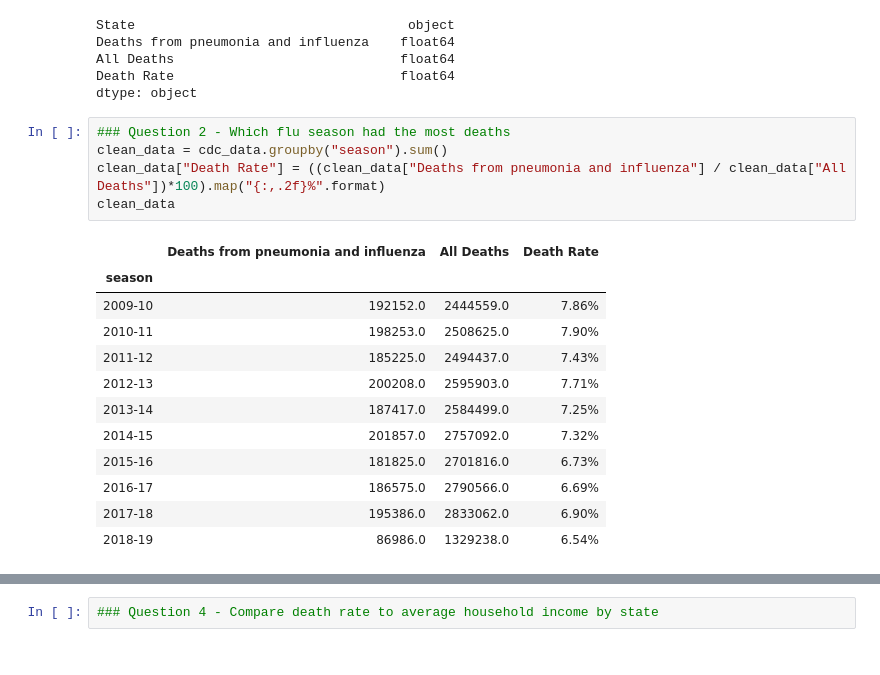
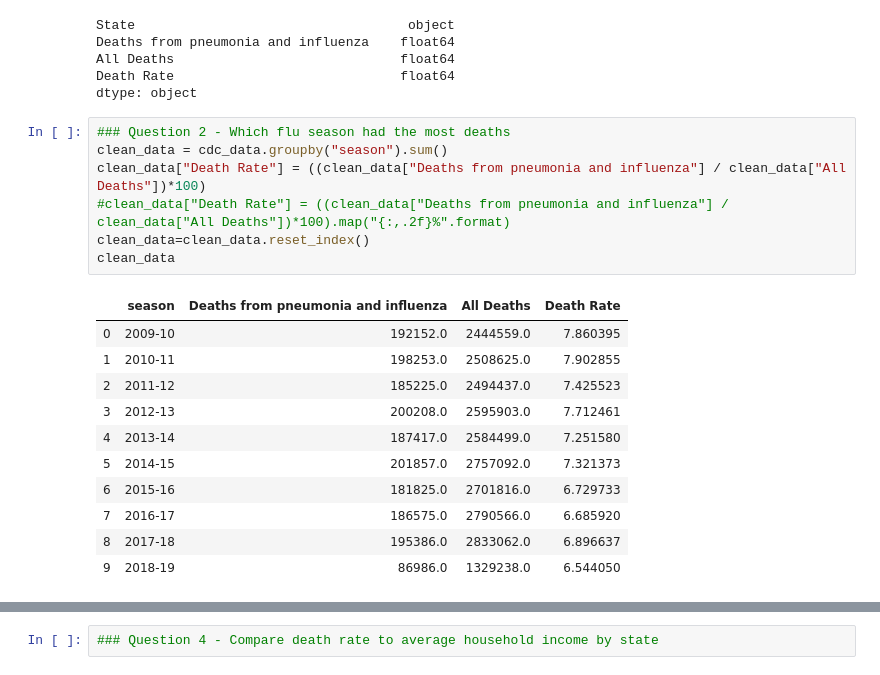
Before and after one commit to jdb3/Grim-Reaper, a Jupyter notebook: Grim Reaper.ipynb, the cells around one changed output, grey strips where cells are left out. Cells and saved outputs as stored; diff of their text form.

```diff
--- a/Grim Reaper.ipynb
+++ b/Grim Reaper.ipynb
@@ -107,18 +110,19 @@ dtype: object
 # %%
 ### Question 2 - Which flu season had the most deaths
 clean_data = cdc_data.groupby("season").sum()
-clean_data["Death Rate"] = ((clean_data["Deaths from pneumonia and influenza"] / clean_data["All Deaths"])*100).map("{:,.2f}%".format)
+clean_data["Death Rate"] = ((clean_data["Deaths from pneumonia and influenza"] / clean_data["All Deaths"])*100)
+#clean_data["Death Rate"] = ((clean_data["Deaths from pneumonia and influenza"] / clean_data["All Deaths"])*100).map("{:,.2f}%".format)
+clean_data=clean_data.reset_index()
 clean_data
 # %% [output]
-|  | Deaths from pneumonia and influenza | All Deaths | Death Rate |
-| season |  |  |  |
-| 2009-10 | 192152.0 | 2444559.0 | 7.86% |
-| 2010-11 | 198253.0 | 2508625.0 | 7.90% |
-| 2011-12 | 185225.0 | 2494437.0 | 7.43% |
-| 2012-13 | 200208.0 | 2595903.0 | 7.71% |
-| 2013-14 | 187417.0 | 2584499.0 | 7.25% |
-| 2014-15 | 201857.0 | 2757092.0 | 7.32% |
-| 2015-16 | 181825.0 | 2701816.0 | 6.73% |
-| 2016-17 | 186575.0 | 2790566.0 | 6.69% |
-| 2017-18 | 195386.0 | 2833062.0 | 6.90% |
-| 2018-19 | 86986.0 | 1329238.0 | 6.54% |
+|  | season | Deaths from pneumonia and influenza | All Deaths | Death Rate |
+| 0 | 2009-10 | 192152.0 | 2444559.0 | 7.860395 |
+| 1 | 2010-11 | 198253.0 | 2508625.0 | 7.902855 |
+| 2 | 2011-12 | 185225.0 | 2494437.0 | 7.425523 |
+| 3 | 2012-13 | 200208.0 | 2595903.0 | 7.712461 |
+| 4 | 2013-14 | 187417.0 | 2584499.0 | 7.251580 |
+| 5 | 2014-15 | 201857.0 | 2757092.0 | 7.321373 |
+| 6 | 2015-16 | 181825.0 | 2701816.0 | 6.729733 |
+| 7 | 2016-17 | 186575.0 | 2790566.0 | 6.685920 |
+| 8 | 2017-18 | 195386.0 | 2833062.0 | 6.896637 |
+| 9 | 2018-19 | 86986.0 | 1329238.0 | 6.544050 |
```
Also changed, not shown: parts of 22 cells of this notebook, 3 other files.
